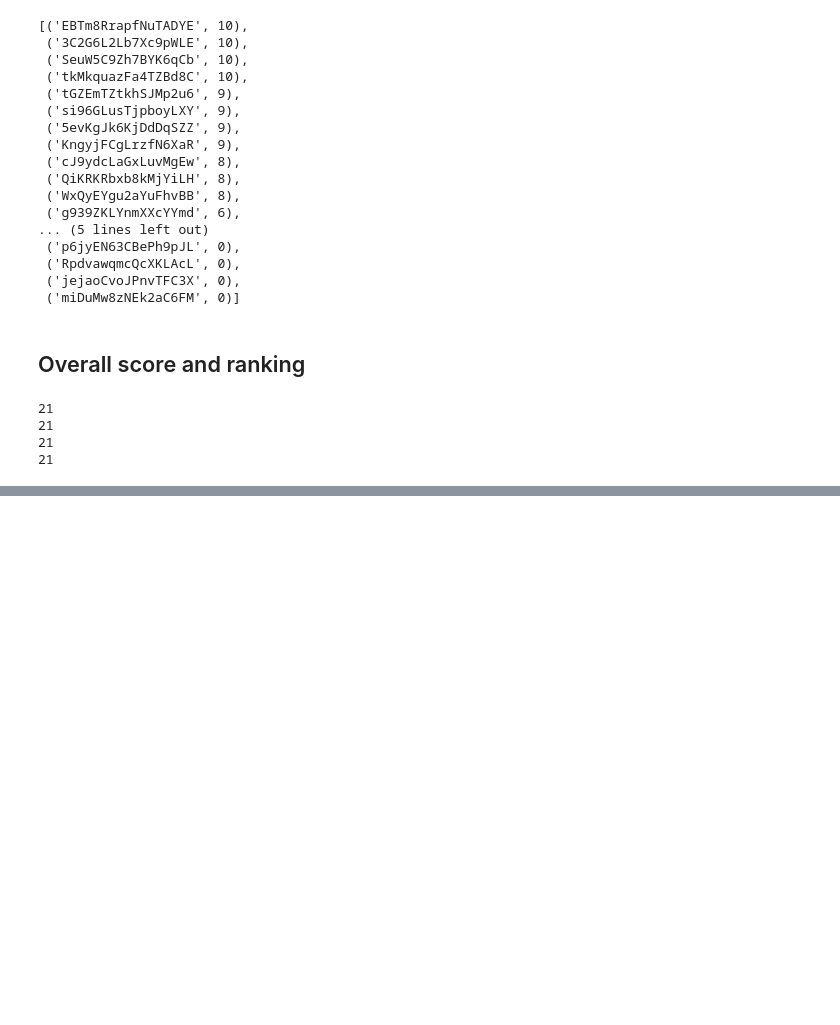
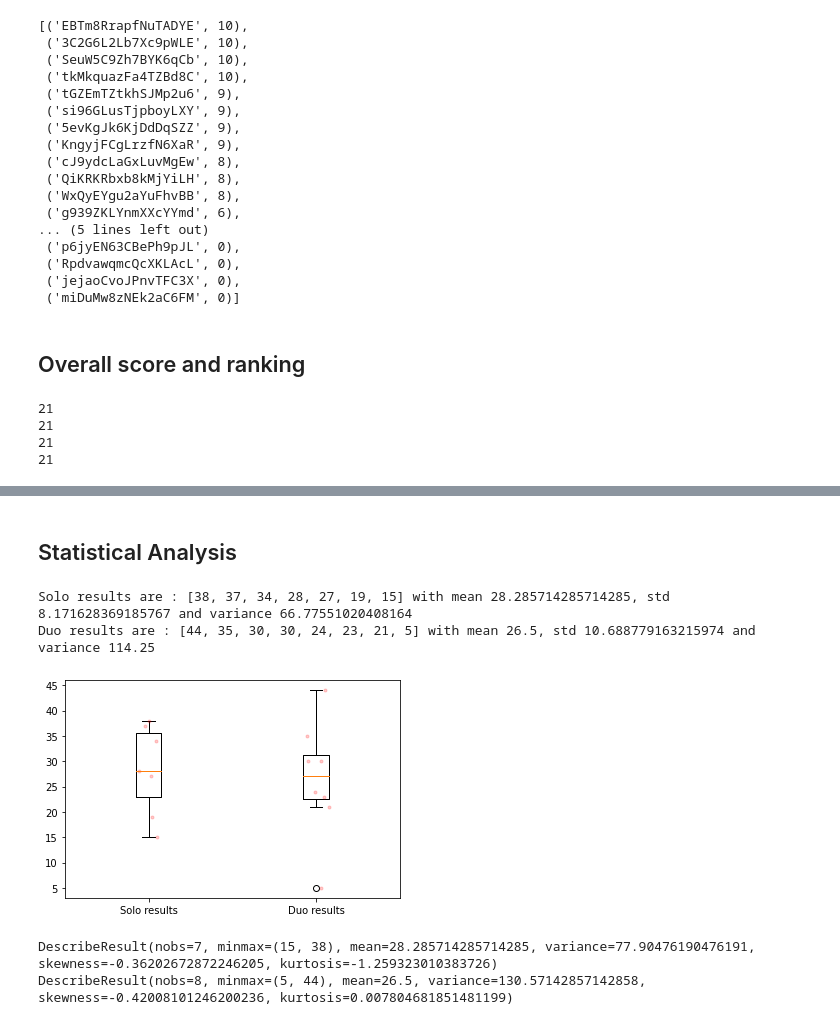
Before and after one commit to VFXOne/FROG-DELA-Project, a Jupyter notebook: experiment-files/Analysis.ipynb, the cells around one changed output, grey strips where cells are left out. Saved outputs shown, nothing was run; the diff lists cells and outputs as text; code cells hidden in the pictures; blank space fills up the shorter version.

Commit message:
Statistical analysis

```diff
--- a/experiment-files/Analysis.ipynb
+++ b/experiment-files/Analysis.ipynb
@@ -456,3 +456,33 @@ mapToNames(duo_score)
  ('Marijn Van Der Meer', 5),
  ('Julien Von Felten', -1),
  ('Maxime Nicolas David Cochet', -1)]
+# %% [markdown]
+## Statistical Analysis
+# %%
+
+solo_results = list(filter(lambda x:x!=-1,[s[1] for s in solo_score]))
+duo_results = list(filter(lambda x:x!=-1,[s[1] for s in duo_score]))
+
+#pd.DataFrame({'training_method' : df_class, 'score' : df_score})
+print(f'Solo results are : { solo_results} with mean {np.mean( solo_results)}, std {np.std(solo_results)} and variance {np.var(solo_results)}')
+print(f'Duo results are : { duo_results} with mean {np.mean( duo_results)}, std {np.std(duo_results)} and variance {np.var(duo_results)}')
+# %% [output]
+Solo results are : [38, 37, 34, 28, 27, 19, 15] with mean 28.285714285714285, std 8.171628369185767 and variance 66.77551020408164
+Duo results are : [44, 35, 30, 30, 24, 23, 21, 5] with mean 26.5, std 10.688779163215974 and variance 114.25
+# %%
+# Box plot results
+import matplotlib.pyplot as plt
+data = [solo_results,duo_results]
+plt.boxplot(data, labels=['Solo results', 'Duo results'])
+for i in range(len(data)):
+    y = data[i]
+    x = np.random.normal(1+i, 0.04, size=len(y))
+    plt.plot(x, y, 'r.', alpha=0.2)
+plt.show()
+
+print(st.describe(solo_results))
+print(st.describe(duo_results))
+# %% [output]
+[figure, added]
+DescribeResult(nobs=7, minmax=(15, 38), mean=28.285714285714285, variance=77.90476190476191, skewness=-0.36202672872246205, kurtosis=-1.259323010383726)
+DescribeResult(nobs=8, minmax=(5, 44), mean=26.5, variance=130.57142857142858, skewness=-0.42008101246200236, kurtosis=0.007804681851481199)
```
Also changed, not shown: parts of 15 cells of this notebook.
